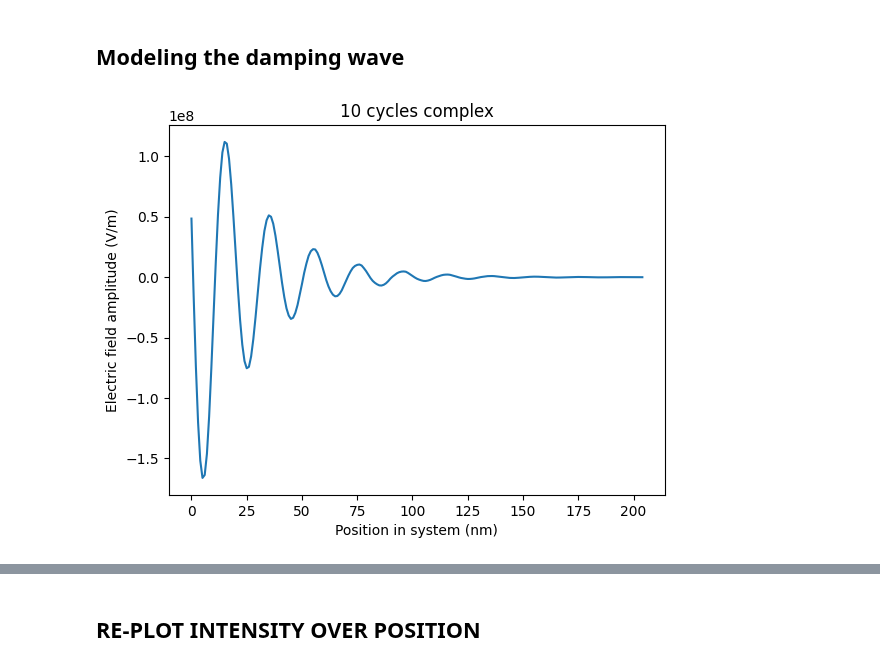
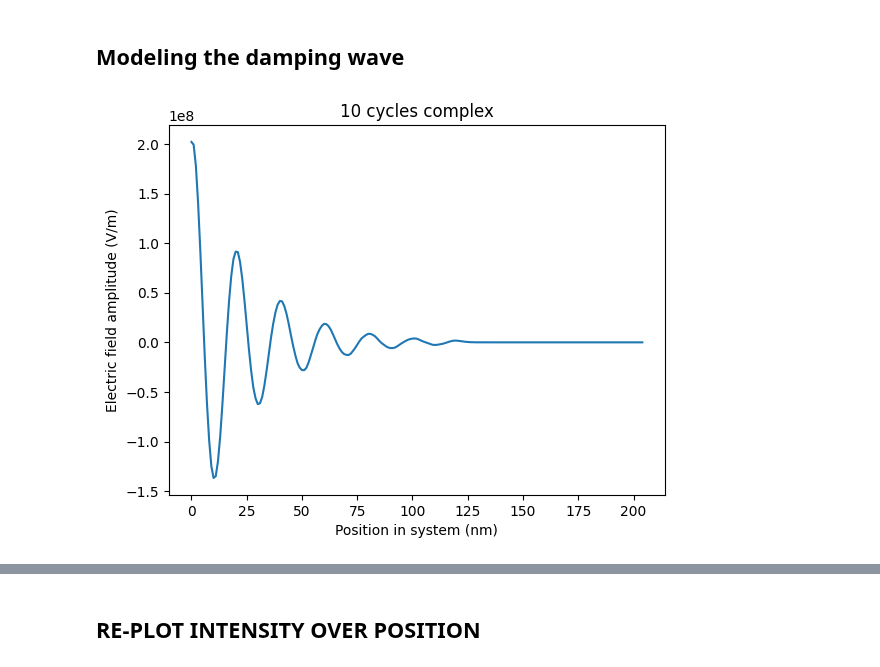
Before and after one commit to nickdavila/1D-Electromagnetic-Wave-Solver, a Jupyter notebook: Code/finite_difference_schemes.ipynb, the cells around one changed output, grey strips where cells are left out. Saved outputs shown, nothing was run; the diff lists cells and outputs as text; code cells hidden in the pictures.

```diff
--- a/Code/finite_difference_schemes.ipynb
+++ b/Code/finite_difference_schemes.ipynb
@@ -111,33 +111,33 @@ def complex_decaying_wave_soln(n_real, n_imaginary):
 
             # this if block constrains the wave to inside our physical bounds
             if (True) and abs(E_complex[n+1, i])/abs(E_0) > 1:
                 E_complex[n+1, i] = E_0 * np.sign(E_complex[n, i])
 
             index += 1
 
     return E_complex, x, t
 
 E_complex_non_damped = complex_decaying_wave_soln(1, 0)
 
 # Adding imaginary to damp wave
 # re-defining complex index of refraction (adding imaginary part to force damping using analytical solution)
 n_real = 1
 n_i = 0.125
 complex_refractive_index = complex(n_real, n_i)
 complex_wavenumber = (angular_frequency / speed_of_light) * complex_refractive_index
 E_complex_data = E_complex_non_damped[0]
 E_complex_data_xdata = E_complex_non_damped[1]
 E_complex_data_tdata = E_complex_non_damped[2]
 
 format_title = "{} cycles complex".format(lambda_mult)
 plt.title(format_title)
 plt.xlabel("Position in system (nm)") # in entire simulation domain. Units of 10 ** -9 meters in SI units
 plt.ylabel("Electric field amplitude (V/m)") # SI unit of volts / m
 # Setting the x-axis to 1-10
 # and y-axis to 1-15
 # plt.axis([0, 200, -2*(10**8), 2*(10**8)])
-plt.plot(np.exp(-complex_wavenumber.imag * E_complex_data_xdata) * E_complex_data[int(int(E_complex_data.shape[0]/lambda_mult) * lambda_mult), :].real)
-# plt.plot(np.exp(-complex_wavenumber.imag * E_complex_data_xdata) * E_complex_data[int(int(70/lambda_mult) * lambda_mult), :].real)
+# plt.plot(np.exp(-complex_wavenumber.imag * E_complex_data_xdata) * E_complex_data[int(int(E_complex_data.shape[0]/lambda_mult) * lambda_mult), :].real)
+plt.plot(np.exp(-complex_wavenumber.imag * E_complex_data_xdata) * E_complex_data[int(int(250/lambda_mult) * lambda_mult), :].real)
 plt.show()
 # %% [output]
-[figure, old version]
+[figure, new version]
```
Also changed, not shown: parts of 2 cells of this notebook, 1 other file.
